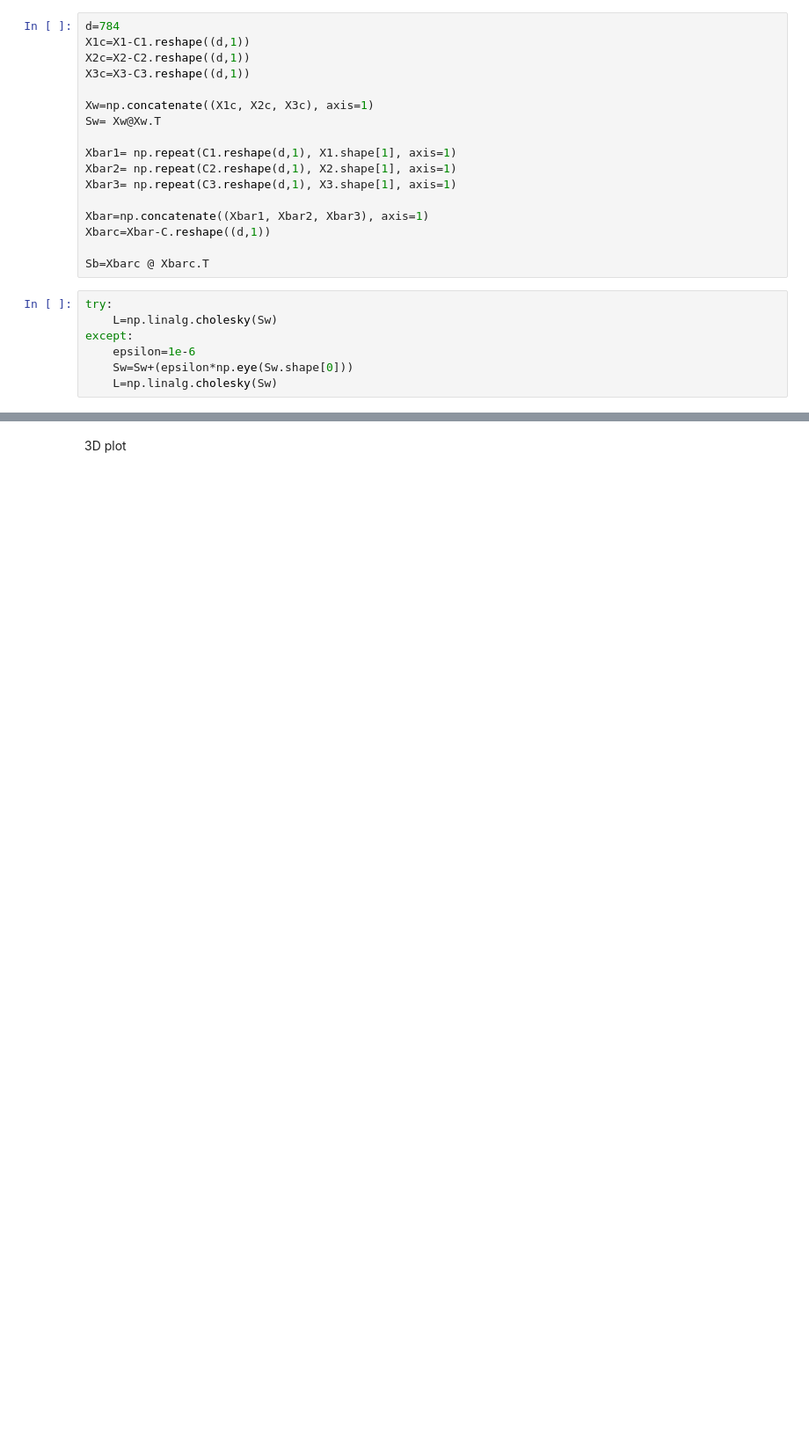
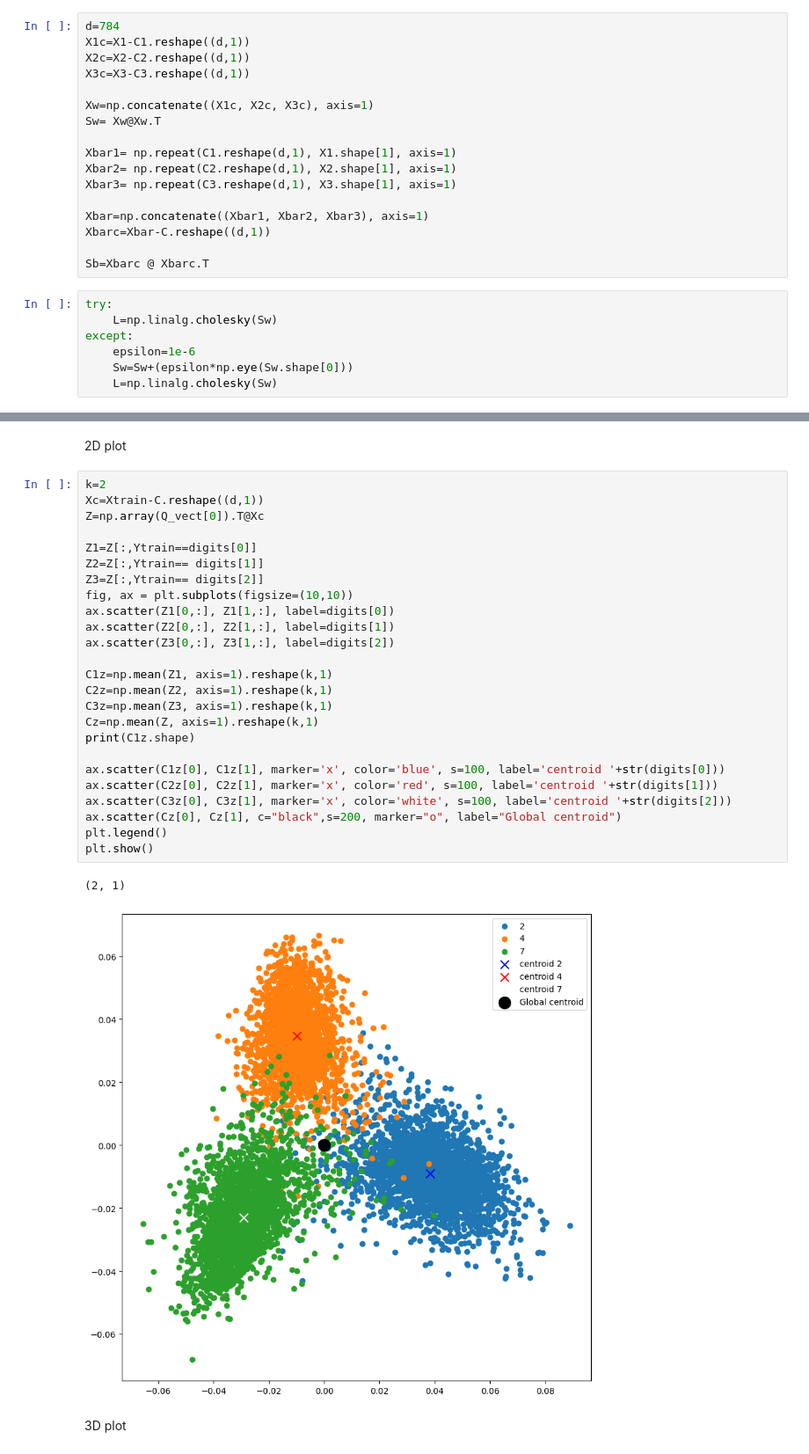
Before and after one commit to danielenapo/AI_unibo, a Jupyter notebook: Maths4ML/Oral_homeworks/2/LDA_3D.ipynb, the cells around one changed output, grey strips where cells are left out. Shown at 88% size. Cells and saved outputs as stored; diff of their text form; blank space fills up the shorter version.

```diff
--- a/Maths4ML/Oral_homeworks/2/LDA_3D.ipynb
+++ b/Maths4ML/Oral_homeworks/2/LDA_3D.ipynb
@@ -88,6 +88,36 @@ for k in range(3,30):
     v,W=sp.eigs(tmp, k=k)
     W=np.real(W)
     Q_vect.append(np.linalg.inv(L.T)@W)
+# %% [markdown]
+2D plot
+# %%
+k=2
+Xc=Xtrain-C.reshape((d,1))
+Z=np.array(Q_vect[0]).T@Xc
+
+Z1=Z[:,Ytrain==digits[0]]
+Z2=Z[:,Ytrain== digits[1]]
+Z3=Z[:,Ytrain== digits[2]]
+fig, ax = plt.subplots(figsize=(10,10))
+ax.scatter(Z1[0,:], Z1[1,:], label=digits[0])
+ax.scatter(Z2[0,:], Z2[1,:], label=digits[1])
+ax.scatter(Z3[0,:], Z3[1,:], label=digits[2])
+
+C1z=np.mean(Z1, axis=1).reshape(k,1)
+C2z=np.mean(Z2, axis=1).reshape(k,1)
+C3z=np.mean(Z3, axis=1).reshape(k,1)
+Cz=np.mean(Z, axis=1).reshape(k,1)
+print(C1z.shape)
+
+ax.scatter(C1z[0], C1z[1], marker='x', color='blue', s=100, label='centroid '+str(digits[0]))
+ax.scatter(C2z[0], C2z[1], marker='x', color='red', s=100, label='centroid '+str(digits[1]))
+ax.scatter(C3z[0], C3z[1], marker='x', color='white', s=100, label='centroid '+str(digits[2]))
+ax.scatter(Cz[0], Cz[1], c="black",s=200, marker="o", label="Global centroid")
+plt.legend()
+plt.show()
+# %% [output]
+(2, 1)
+[figure, added]
 # %% [markdown]
 3D plot
 # %%
```
Also changed, not shown: parts of 9 cells of this notebook, 4 other files.
